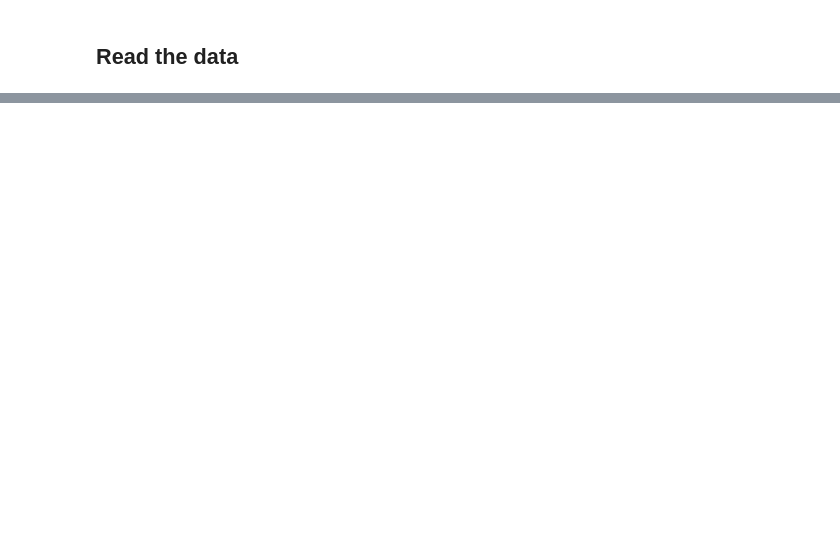
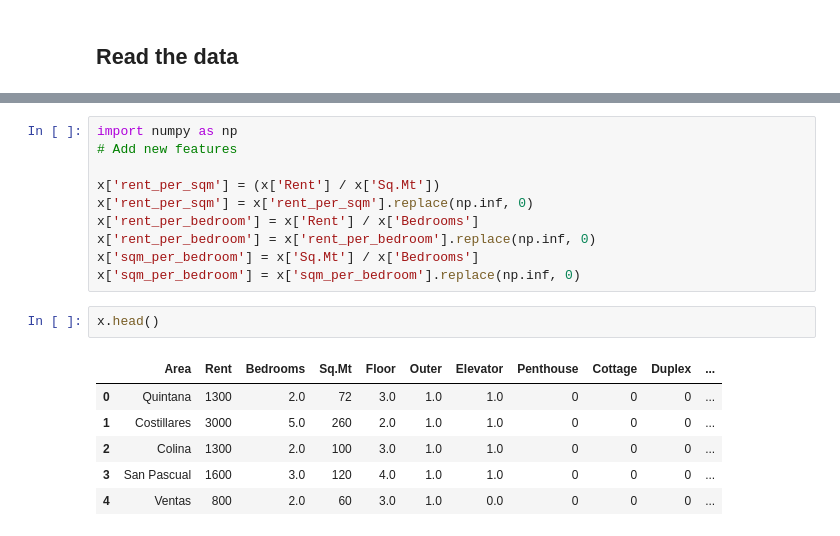
Before and after one commit to luisguareschi/group-project-ml-1, a Jupyter notebook: segmentation-lg.ipynb, the cells around one changed output, grey strips where cells are left out. Cells and saved outputs as stored; diff of their text form; blank space fills up the shorter version.

```diff
--- a/segmentation-lg.ipynb
+++ b/segmentation-lg.ipynb
@@ -39,0 +64,19 @@ dtype: object
+# %%
+import numpy as np
+# Add new features
+
+x['rent_per_sqm'] = (x['Rent'] / x['Sq.Mt'])
+x['rent_per_sqm'] = x['rent_per_sqm'].replace(np.inf, 0)
+x['rent_per_bedroom'] = x['Rent'] / x['Bedrooms']
+x['rent_per_bedroom'] = x['rent_per_bedroom'].replace(np.inf, 0)
+x['sqm_per_bedroom'] = x['Sq.Mt'] / x['Bedrooms']
+x['sqm_per_bedroom'] = x['sqm_per_bedroom'].replace(np.inf, 0)
+# %%
+x.head()
+# %% [output]
+|  | Area | Rent | Bedrooms | Sq.Mt | Floor | Outer | Elevator | Penthouse | Cottage | Duplex | ... |
+| 0 | Quintana | 1300 | 2.0 | 72 | 3.0 | 1.0 | 1.0 | 0 | 0 | 0 | ... |
+| 1 | Costillares | 3000 | 5.0 | 260 | 2.0 | 1.0 | 1.0 | 0 | 0 | 0 | ... |
+| 2 | Colina | 1300 | 2.0 | 100 | 3.0 | 1.0 | 1.0 | 0 | 0 | 0 | ... |
+| 3 | San Pascual | 1600 | 3.0 | 120 | 4.0 | 1.0 | 1.0 | 0 | 0 | 0 | ... |
+| 4 | Ventas | 800 | 2.0 | 60 | 3.0 | 1.0 | 0.0 | 0 | 0 | 0 | ... |
```
Also changed, not shown: parts of 23 cells of this notebook.
